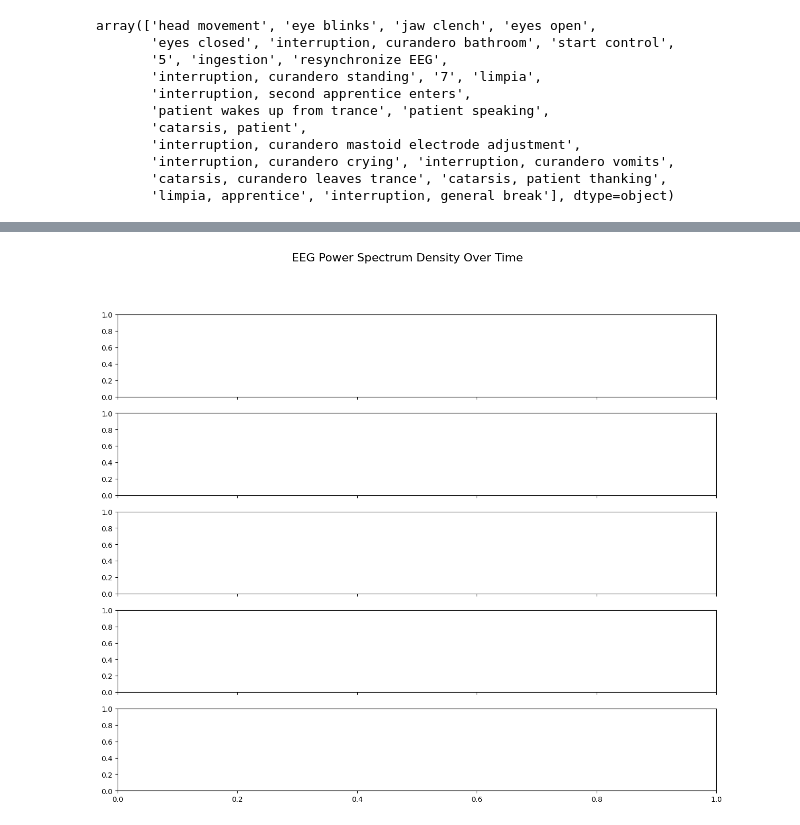
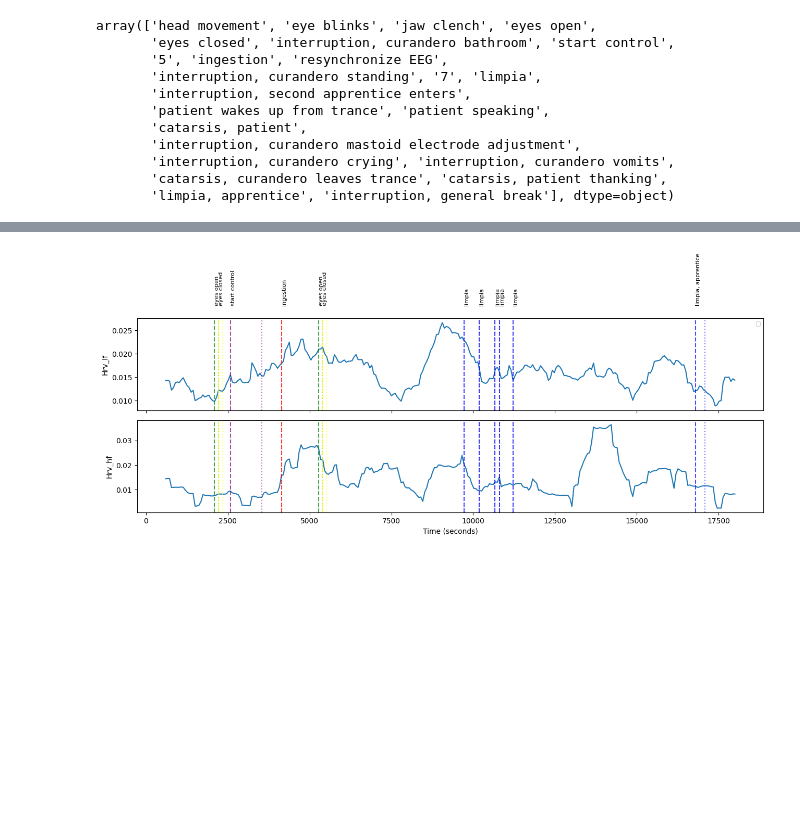
Before and after one commit to hyruuk/mushroom_hyperscanning, a Jupyter notebook: notebooks/analysis.ipynb, the cells around one changed output, grey strips where cells are left out. Drawn from its saved outputs; the diff is of its cells as text; code cells hidden in the pictures; blank space fills up the shorter version.

```diff
--- a/notebooks/analysis.ipynb
+++ b/notebooks/analysis.ipynb
@@ -83,10 +132,10 @@ freq_bands = {
     "gamma": (30.0, 45.0),
 }
 # %%
-cur: mne.io.Raw = load_eeg("01", "ceremony1", "../data/003_sanitization", preload=True)
-cur = cur.pick_types(eeg=True, exclude=["CM", "ECG", "A1", "A2"])
-pat = load_eeg("01", "ceremony1", "../data/003_sanitization", preload=True)
-pat = pat.pick_types(eeg=True, exclude=["CM", "ECG", "A1", "A2"])
+subjs = {"curandero": "01", "patient": "03"}
+for name, subj in subjs.items():
+    subjs[name] = load_eeg(subj, "ceremony1", "../data/003_sanitization", preload=True)
+    subjs[name] = subjs[name].pick_types(eeg=True, exclude=["CM", "A1", "A2"])
 # %% [output]
 Extracting EDF parameters from c:\Users\pthoe\projects\mexico\mushroom_hyperscanning\data\003_sanitization\sub-01\ses-ceremony1\eeg\sub-01_ses-ceremony1_task-psilo_eeg.edf...
 EDF file detected
@@ -102,3 +151,5 @@ Reading 0 ... 5612999  =      0.000 ... 18709.997 secs...
 NOTE: pick_types() is a legacy function. New code should use inst.pick(...).
+# %%
+cur = subjs["curandero"].copy()
 # %%
 times, results = {}, {}
@@ -126,54 +185,60 @@ array(['head movement', 'eye blinks', 'jaw clench', 'eyes open',
        'catarsis, curandero leaves trance', 'catarsis, patient thanking',
        'limpia, apprentice', 'interruption, general break'], dtype=object)
 # %%
-start_time = 43 * 60
-end_time = 5 * 60 * 60
-include_triggers = {"start control", "ingestion", "limpia", "eyes open", "eyes closed"}
+def smooth(x, window=20):
+    return pd.Series(x).rolling(window=window, center=True).mean().values
+
+
+include_triggers = {
+    "start control": "purple",
+    "ingestion": "red",
+    "limpia": "blue",
+    "eyes open": "green",
+    "eyes closed": "yellow",
+}
 
 # Create a figure with subplots for each frequency band
-fig, axes = plt.subplots(len(freq_bands), 1, figsize=(15, 12), sharex=True)
-fig.suptitle("EEG Power Spectrum Density Over Time", fontsize=16)
+fig, axes = plt.subplots(len(results), 1, figsize=(13, 3 * len(results)), sharex=True)
 
 # Plot each frequency band
-for i, band in enumerate(freq_bands):
+for i, feat in enumerate(results.keys()):
     ax = axes[i]
-    mask = (times[band] >= start_time) & (times[band] <= end_time)
-    ax.plot(times[band][mask], results[band].mean(axis=1)[mask])
-    ax.set_title(f"{band.capitalize()} ({freq_bands[band][0]}-{freq_bands[band][1]} Hz)")
-    ax.set_ylabel("Power")
+    ax.plot(times[feat], smooth(results[feat].mean(axis=1)))
+    ax.set_ylabel(feat.capitalize())
 
 # Set common x-axis label
 axes[-1].set_xlabel("Time (seconds)")
+
 # Add vertical lines for triggers from annotations
-for i, band in enumerate(freq_bands):
+for i, feat in enumerate(results.keys()):
     ax = axes[i]
     # Get all annotations from the EEG data
     for idx, annotation in enumerate(cur.annotations):
         desc = annotation["description"]
         onset = annotation["onset"]
         duration = annotation["duration"]
+        # Check if the annotation description starts with any of the included triggers
+        if any(desc.startswith(trigger) for trigger in include_triggers.keys()):
+            # Find which trigger matches to get the correct color
+            for trigger, color in include_triggers.items():
+                if desc.startswith(trigger):
+                    # Add vertical line at the onset with the trigger-specific color
+                    ax.axvline(x=onset, color=color, linestyle="--", alpha=0.7, label=desc if idx == 0 else "")
 
-        # Check if the annotation description starts with any of the included triggers
-        if any(desc.startswith(trigger) for trigger in include_triggers):
-            # Make sure the trigger is within the plotted time range
-            if start_time <= onset <= end_time:
-                # Add vertical line at the onset
-                ax.axvline(x=onset, color="r", linestyle="--", alpha=0.7, label=desc if idx == 0 else "")
+                    # Add vertical line at the end of the annotation (onset + duration)
+                    ax.axvline(x=onset + duration, color=color, linestyle=":", alpha=0.5)
 
-                # Add vertical line at the end of the annotation (onset + duration)
-                if onset + duration <= end_time:
-                    ax.axvline(x=onset + duration, color="g", linestyle=":", alpha=0.5)
-
-                # Add text annotation for the first band only to avoid clutter
-                if i == 0:
-                    ax.text(
-                        onset,
-                        ax.get_ylim()[1] + (ax.get_ylim()[1] * 0.1),
-                        desc,
-                        rotation=90,
-                        fontsize=8,
-                        verticalalignment="bottom",
-                    )
+                    # Add text annotation for the first band only to avoid clutter
+                    if i == 0:
+                        ax.text(
+                            onset,
+                            ax.get_ylim()[1] + (ax.get_ylim()[1] * 0.1),
+                            desc,
+                            rotation=90,
+                            fontsize=8,
+                            verticalalignment="bottom",
+                        )
+                    break  # Break once we've found the matching trigger
 
 # Add a legend for the first subplot only
 handles, labels = axes[0].get_legend_handles_labels()
@@ -188 +252 @@ NameError: name 'results' is not defined
-[figure, old version]
+[figure, new version]
```
Also changed, not shown: parts of 6 cells of this notebook.
